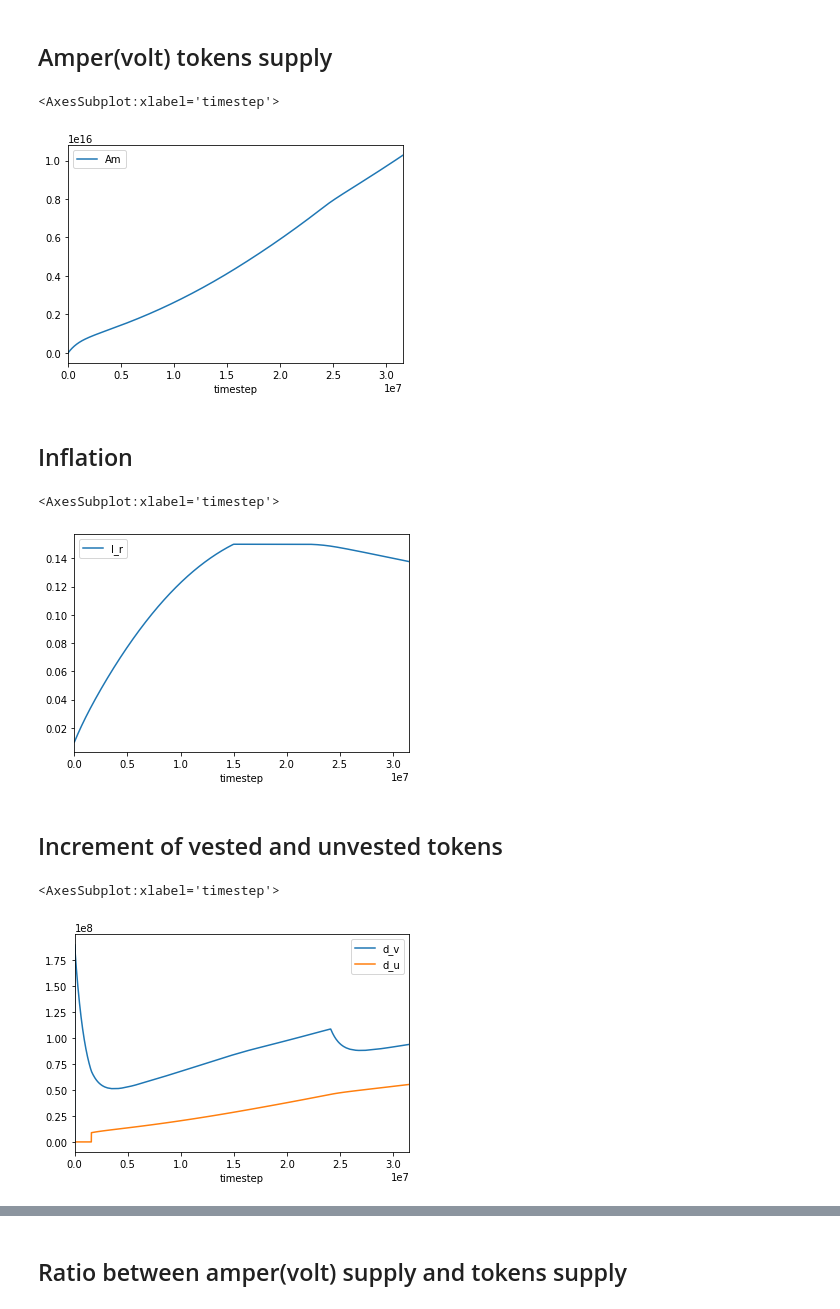
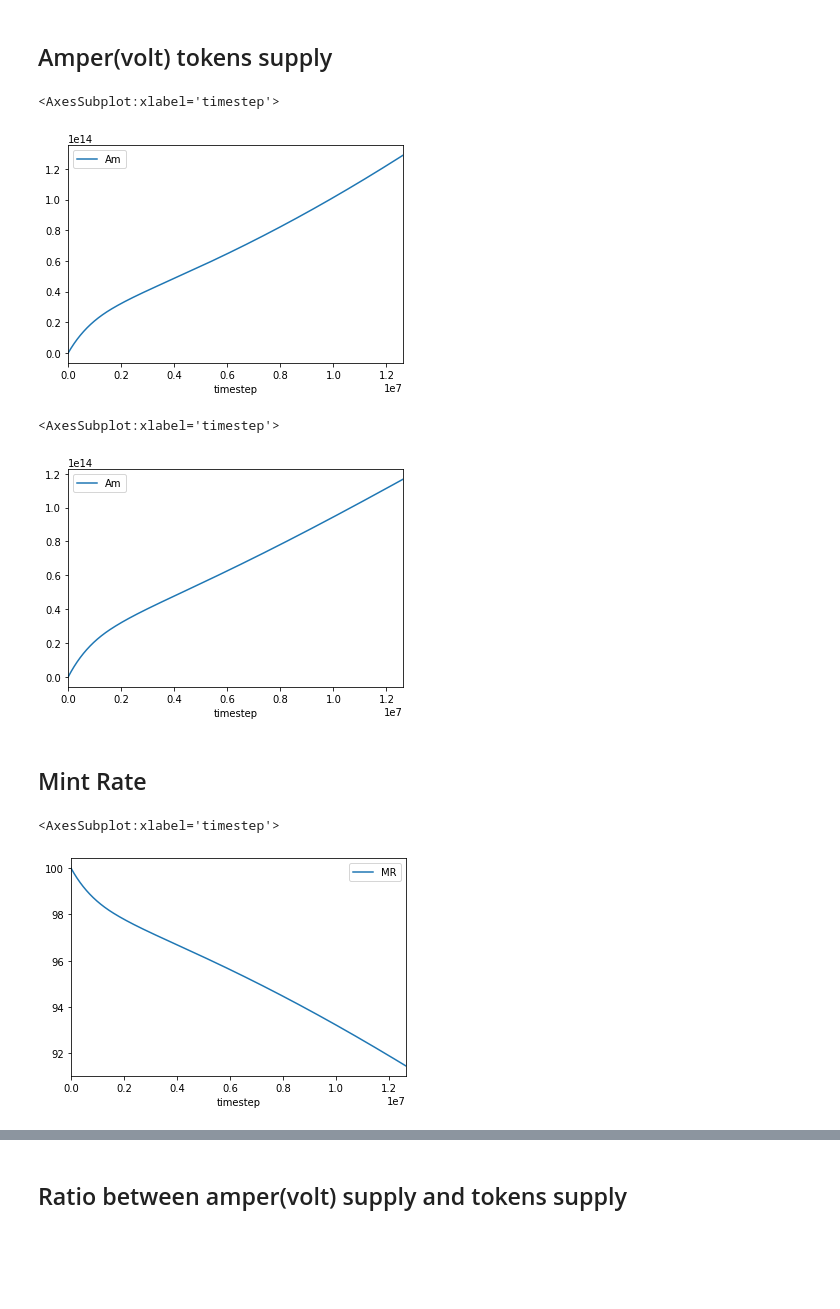
Before and after one commit to cybercongress/cyber, a Jupyter notebook: bostrom_simulation/simulation.ipynb, the cells around one changed output, grey strips where cells are left out. Saved outputs shown, nothing was run; the diff lists cells and outputs as text; code cells hidden in the pictures; blank space fills up the shorter version.

```diff
--- a/bostrom_simulation/simulation.ipynb
+++ b/bostrom_simulation/simulation.ipynb
@@ -342,0 +417,4 @@ df
+# %%
+df_a = df[df.simulation==0]
+df_b = df[df.simulation==1]
+start_time = time.time()
@@ -350,21 +449,19 @@ df.plot(kind='line', x='timestep', y=['T', 'F', 'V', 'Supply'])
 # %% [markdown]
 ## Amper(volt) tokens supply
 # %%
-df.plot(kind='line', x='timestep', y=['Am'])
+df_a.plot(kind='line', x='timestep', y=['Am'])
 # %% [output]
 <AxesSubplot:xlabel='timestep'>
-[figure, old version]
+[figure, new version]
-# %% [markdown]
-## Inflation
 # %%
-df.plot(kind='line', x='timestep', y=['I_r'])
+df_b.plot(kind='line', x='timestep', y=['Am'])
 # %% [output]
 <AxesSubplot:xlabel='timestep'>
-[figure, old version]
+[figure, new version]
-# %% [markdown]
-## Increment of vested and unvested tokens
+# %% [markdown]
+## Mint Rate
 # %%
-df.plot(kind='line', x='timestep', y=['d_v', 'd_u'])
+df_a.plot(kind='line', x='timestep', y=['MR'])
 # %% [output]
 <AxesSubplot:xlabel='timestep'>
-[figure, old version]
+[figure, new version]
```
Also changed, not shown: parts of 28 cells of this notebook, 2 other files.
